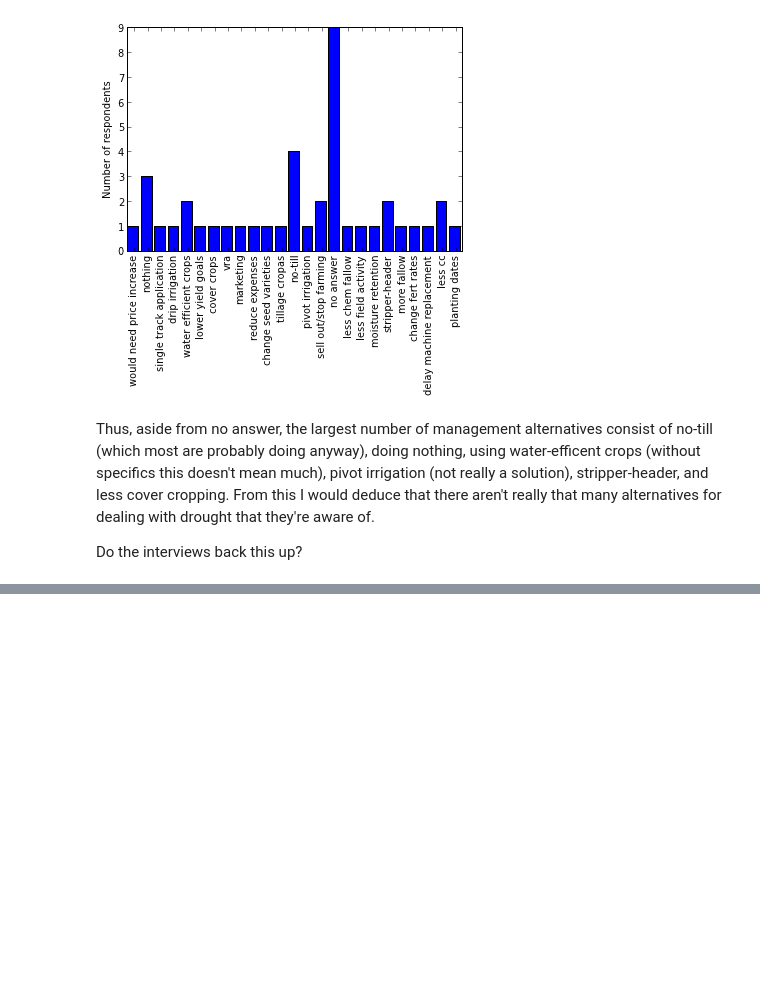
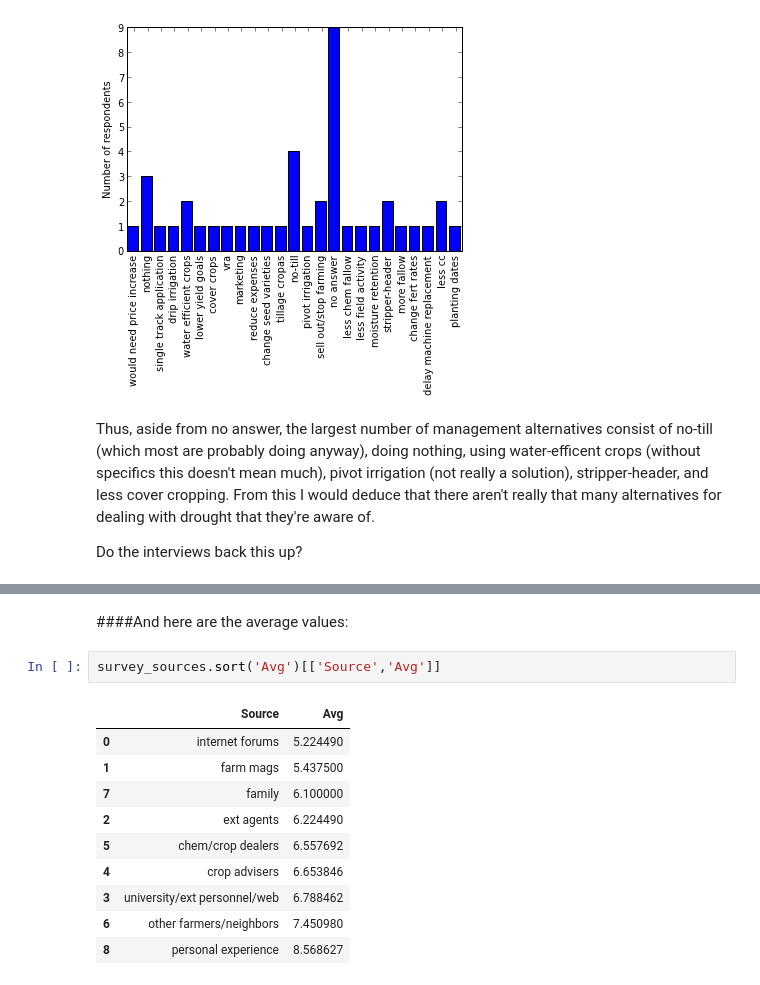
Before and after one commit to plawrence/farmStressAnalysis, a Jupyter notebook: stressAnalysis.ipynb, the cells around one changed output, grey strips where cells are left out. Saved outputs shown, nothing was run; the diff lists cells and outputs as text; blank space fills up the shorter version.

```diff
--- a/stressAnalysis.ipynb
+++ b/stressAnalysis.ipynb
@@ -397,0 +461,15 @@ Yea, to some degree. We’re not going to keep growing a crop that’s not profi
+# %% [markdown]
+####And here are the average values:
+# %%
+survey_sources.sort('Avg')[['Source','Avg']]
+# %% [output]
+|  | Source | Avg |
+| 0 | internet forums | 5.224490 |
+| 1 | farm mags | 5.437500 |
+| 7 | family | 6.100000 |
+| 2 | ext agents | 6.224490 |
+| 5 | chem/crop dealers | 6.557692 |
+| 4 | crop advisers | 6.653846 |
+| 3 | university/ext personnel/web | 6.788462 |
+| 6 | other farmers/neighbors | 7.450980 |
+| 8 | personal experience | 8.568627 |
```
Also changed, not shown: parts of 46 cells of this notebook, 1 other file.
